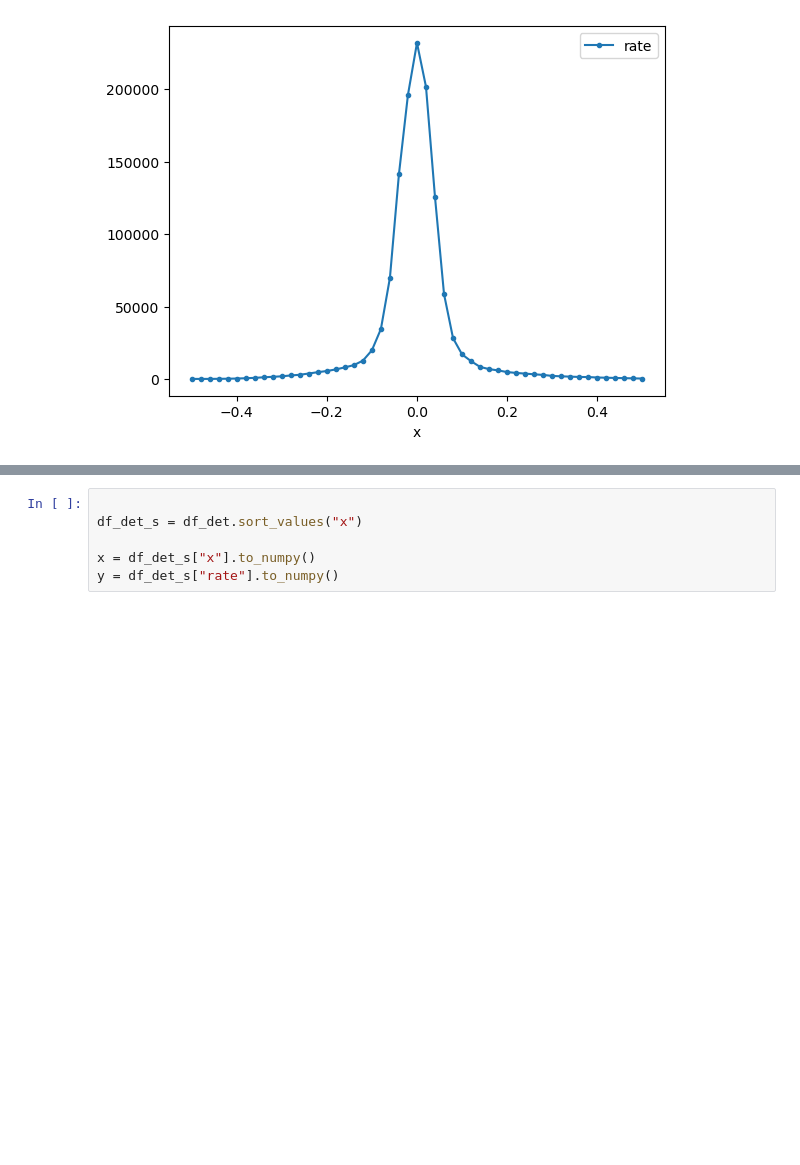
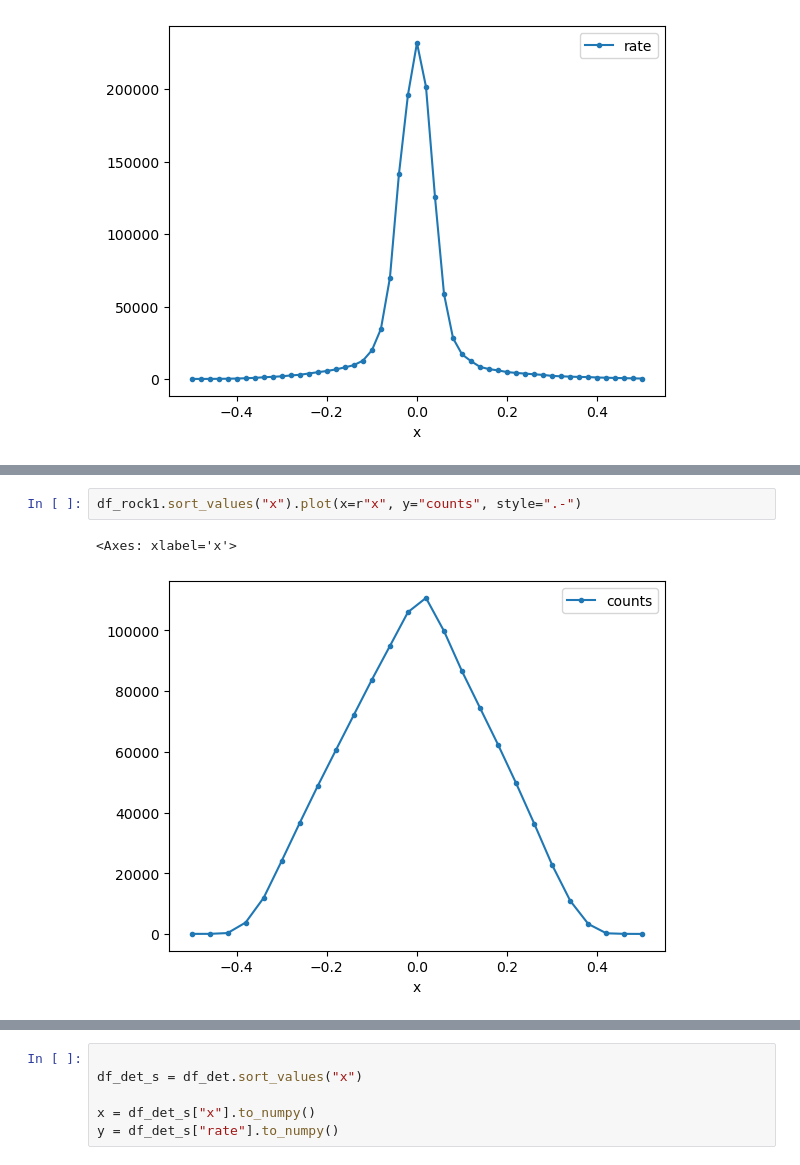
Before and after one commit to smsnfi12/Master-Praktikum, a Jupyter notebook: V44_Reflectrometry/analysis.ipynb, the cells around one changed output, grey strips where cells are left out. Saved outputs shown, nothing was run; the diff lists cells and outputs as text; blank space fills up the shorter version.

```diff
--- a/V44_Reflectrometry/analysis.ipynb
+++ b/V44_Reflectrometry/analysis.ipynb
@@ -224,0 +300,5 @@ df_det.sort_values("x").plot(x="x", y="rate", style=".-")
+# %%
+df_rock1.sort_values("x").plot(x=r"x", y="counts", style=".-")
+# %% [output]
+<Axes: xlabel='x'>
+[figure, added]
```
Also changed, not shown: parts of 13 cells of this notebook, 10 other files.
